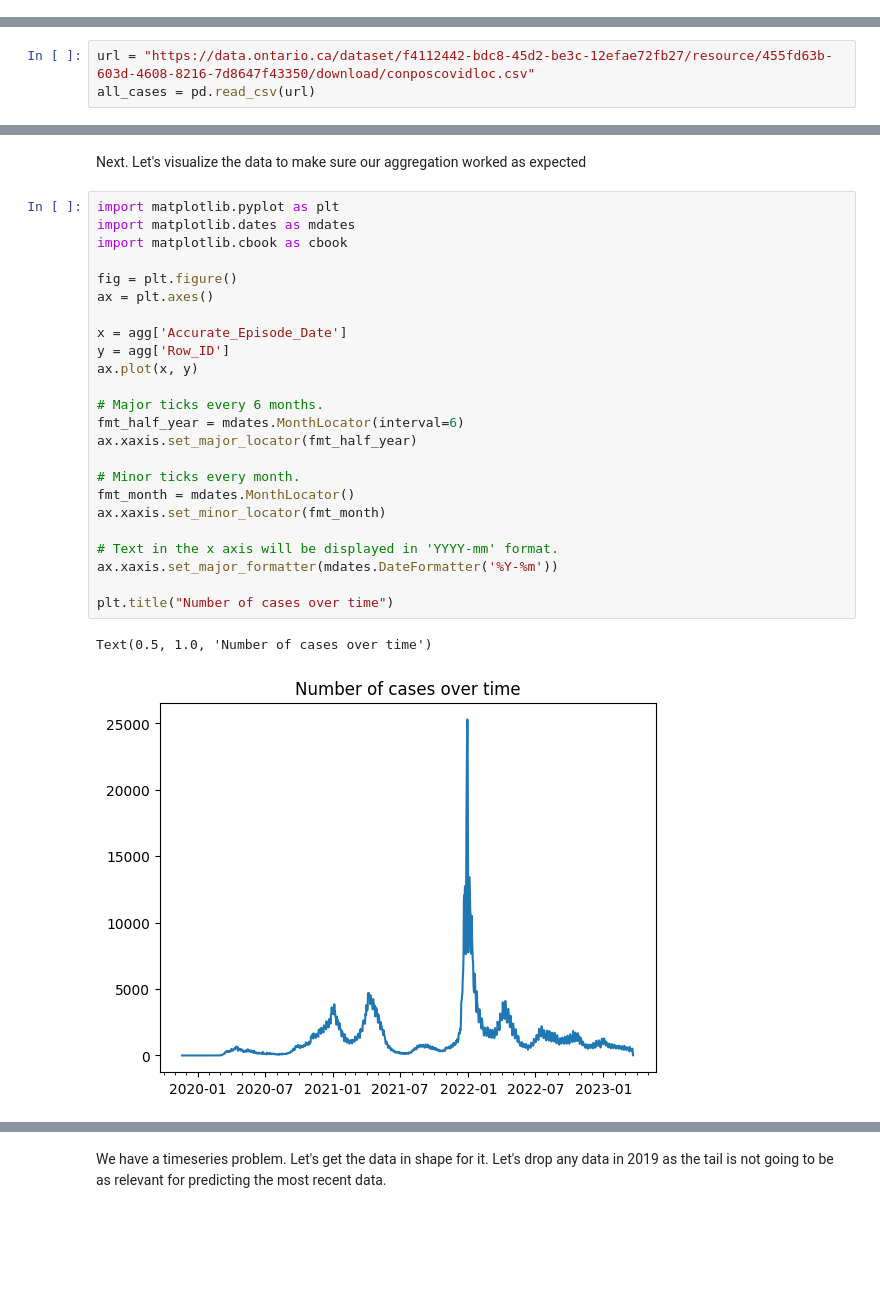
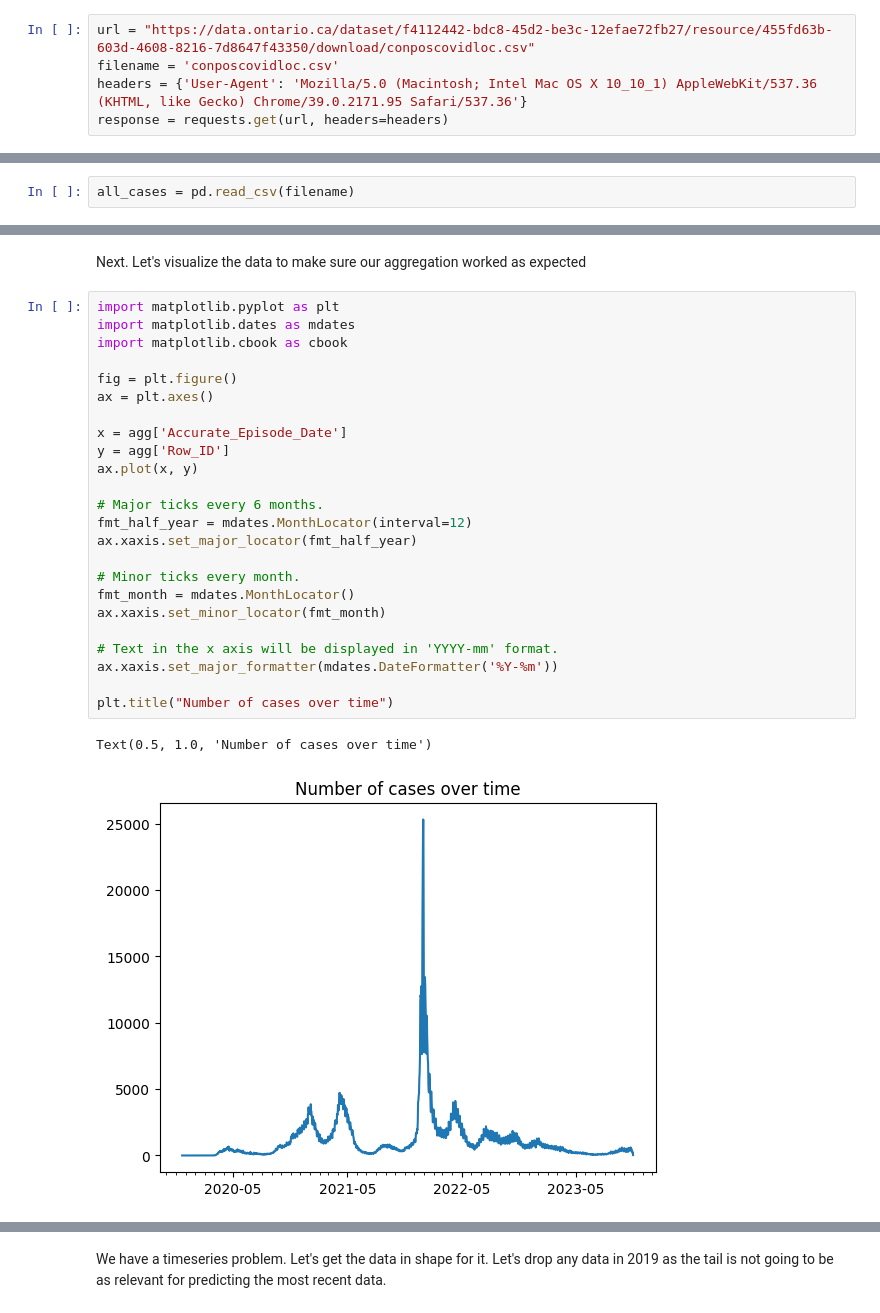
Before and after one commit to farbodab/ds-tools-ai4ph, a Jupyter notebook: Data Science Tools.ipynb, the cells around one changed output, grey strips where cells are left out. Cells and saved outputs as stored; diff of their text form; blank space fills up the shorter version.

```diff
--- a/Data Science Tools.ipynb
+++ b/Data Science Tools.ipynb
@@ -316,0 +317,5 @@ The main dataset we will be using is from [here](https://data.ontario.ca/en/data
+# %%
+url = "https://data.ontario.ca/dataset/f4112442-bdc8-45d2-be3c-12efae72fb27/resource/455fd63b-603d-4608-8216-7d8647f43350/download/conposcovidloc.csv"
+filename = 'conposcovidloc.csv'
+headers = {'User-Agent': 'Mozilla/5.0 (Macintosh; Intel Mac OS X 10_10_1) AppleWebKit/537.36 (KHTML, like Gecko) Chrome/39.0.2171.95 Safari/537.36'}
+response = requests.get(url, headers=headers)
@@ -317,6 +325,5 @@ The main dataset we will be using is from [here](https://data.ontario.ca/en/data
 # %%
-url = "https://data.ontario.ca/dataset/f4112442-bdc8-45d2-be3c-12efae72fb27/resource/455fd63b-603d-4608-8216-7d8647f43350/download/conposcovidloc.csv"
-all_cases = pd.read_csv(url)
+all_cases = pd.read_csv(filename)
 # %%
 all_cases.head()
 # %% [output]
@@ -410,30 +413,30 @@ Next. Let's visualize the data to make sure our aggregation worked as expected
 # %%
 import matplotlib.pyplot as plt
 import matplotlib.dates as mdates
 import matplotlib.cbook as cbook
 
 fig = plt.figure()
 ax = plt.axes()
 
 x = agg['Accurate_Episode_Date']
 y = agg['Row_ID']
 ax.plot(x, y)
 
 # Major ticks every 6 months.
-fmt_half_year = mdates.MonthLocator(interval=6)
+fmt_half_year = mdates.MonthLocator(interval=12)
 ax.xaxis.set_major_locator(fmt_half_year)
 
 # Minor ticks every month.
 fmt_month = mdates.MonthLocator()
 ax.xaxis.set_minor_locator(fmt_month)
 
 # Text in the x axis will be displayed in 'YYYY-mm' format.
 ax.xaxis.set_major_formatter(mdates.DateFormatter('%Y-%m'))
 
 plt.title("Number of cases over time")
 # %% [output]
 Text(0.5, 1.0, 'Number of cases over time')
-[figure, old version]
+[figure, new version]
 # %% [markdown]
 <div style="padding: 10px; border: 2px black solid;">
 
```
Also changed, not shown: parts of 49 cells of this notebook, 12 other files.
